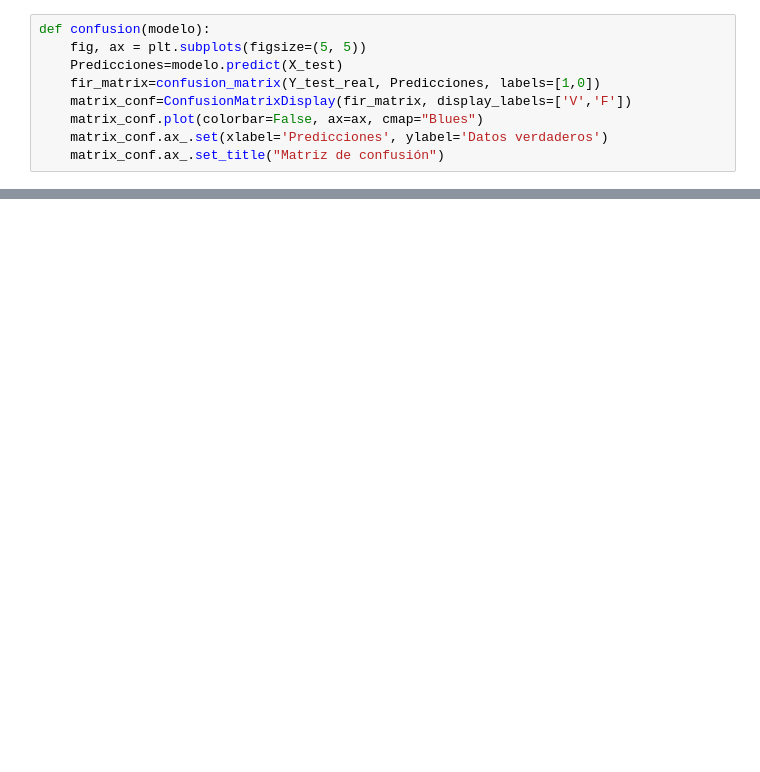
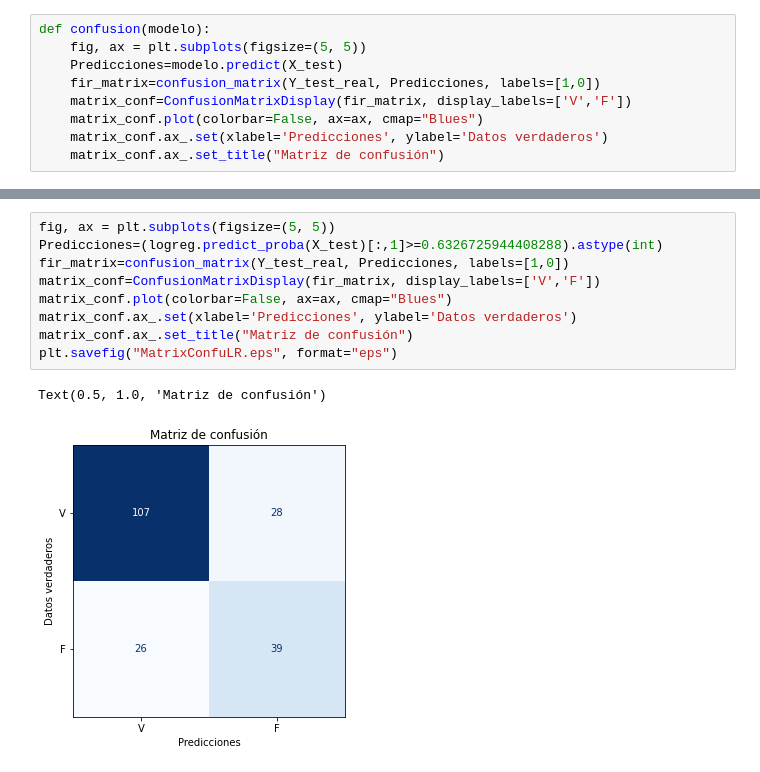
Before and after one commit to Afr063426/Proyecto_Est_Act_II, a Jupyter notebook: codigo.ipynb, the cells around one changed output, grey strips where cells are left out. Saved outputs shown, nothing was run; the diff lists cells and outputs as text; blank space fills up the shorter version.

```diff
--- a/codigo.ipynb
+++ b/codigo.ipynb
@@ -600,0 +635,12 @@ plt.savefig("ROClog.eps", format="eps")
+# %%
+fig, ax = plt.subplots(figsize=(5, 5))
+Predicciones=(logreg.predict_proba(X_test)[:,1]>=0.6326725944408288).astype(int)
+fir_matrix=confusion_matrix(Y_test_real, Predicciones, labels=[1,0])
+matrix_conf=ConfusionMatrixDisplay(fir_matrix, display_labels=['V','F'])
+matrix_conf.plot(colorbar=False, ax=ax, cmap="Blues")
+matrix_conf.ax_.set(xlabel='Predicciones', ylabel='Datos verdaderos')
+matrix_conf.ax_.set_title("Matriz de confusión")
+plt.savefig("MatrixConfuLR.eps", format="eps")
+# %% [output]
+Text(0.5, 1.0, 'Matriz de confusión')
+[figure, added]
```
Also changed, not shown: parts of 23 cells of this notebook, 10 other files.
